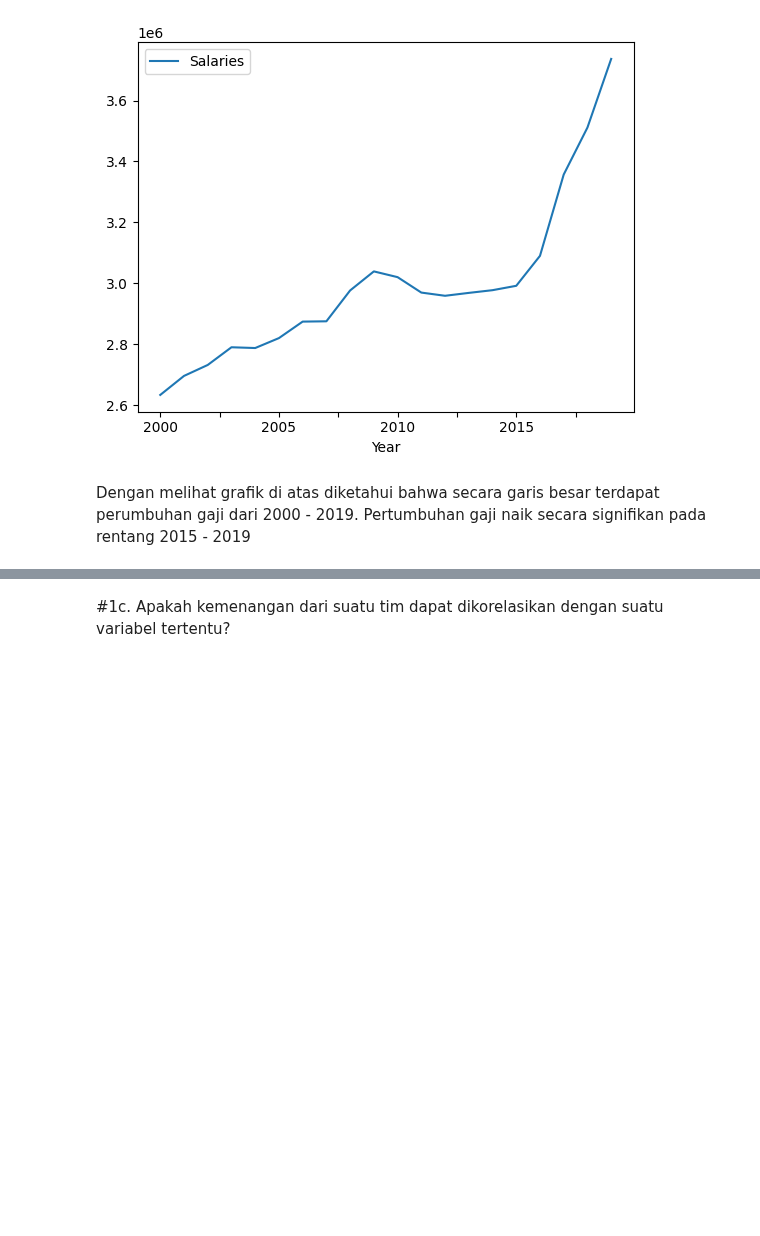
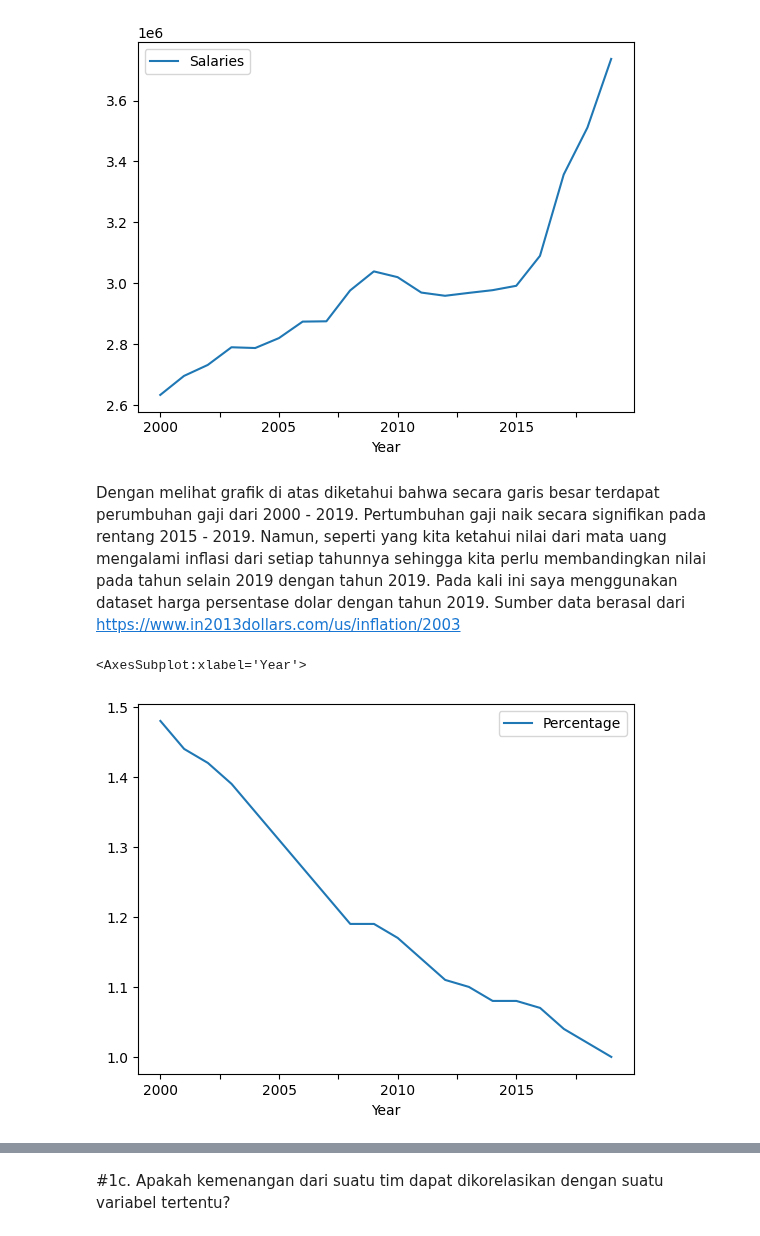
Before and after one commit to akmalgomal3/nba-kasddead, a Jupyter notebook: dataset-insight.ipynb, the cells around one changed output, grey strips where cells are left out. Cells and saved outputs as stored; diff of their text form; code cells hidden in the pictures; blank space fills up the shorter version.

```diff
--- a/dataset-insight.ipynb
+++ b/dataset-insight.ipynb
@@ -653,4 +653,15 @@ df_salaries_year.plot(kind="line", y="Salaries", ax=axes)
 <AxesSubplot:xlabel='Year'>
 [figure]
 # %% [markdown]
-Dengan melihat grafik di atas diketahui bahwa secara garis besar terdapat perumbuhan gaji dari 2000 - 2019. Pertumbuhan gaji naik secara signifikan pada rentang 2015 - 2019
+Dengan melihat grafik di atas diketahui bahwa secara garis besar terdapat perumbuhan gaji dari 2000 - 2019. Pertumbuhan gaji naik secara signifikan pada rentang 2015 - 2019. Namun, seperti yang kita ketahui nilai dari mata uang mengalami inflasi dari setiap tahunnya sehingga kita perlu membandingkan nilai pada tahun selain 2019 dengan tahun 2019. Pada kali ini saya menggunakan dataset harga persentase dolar dengan tahun 2019. Sumber data berasal dari https://www.in2013dollars.com/us/inflation/2003
+# %%
+inflation_df = pd.read_excel("datasets/persentase_dolar_2000_2019.xlsx")
+
+inflation_df = inflation_df.astype({"Year":'category'})
+
+axes = plt.gca()
+inflation_df.set_index('Year', inplace=True)
+inflation_df.plot(kind="line", y="Percentage", ax=axes)
+# %% [output]
+<AxesSubplot:xlabel='Year'>
+[figure, added]
```
Also changed, not shown: parts of 3 cells of this notebook, 2 other files.
